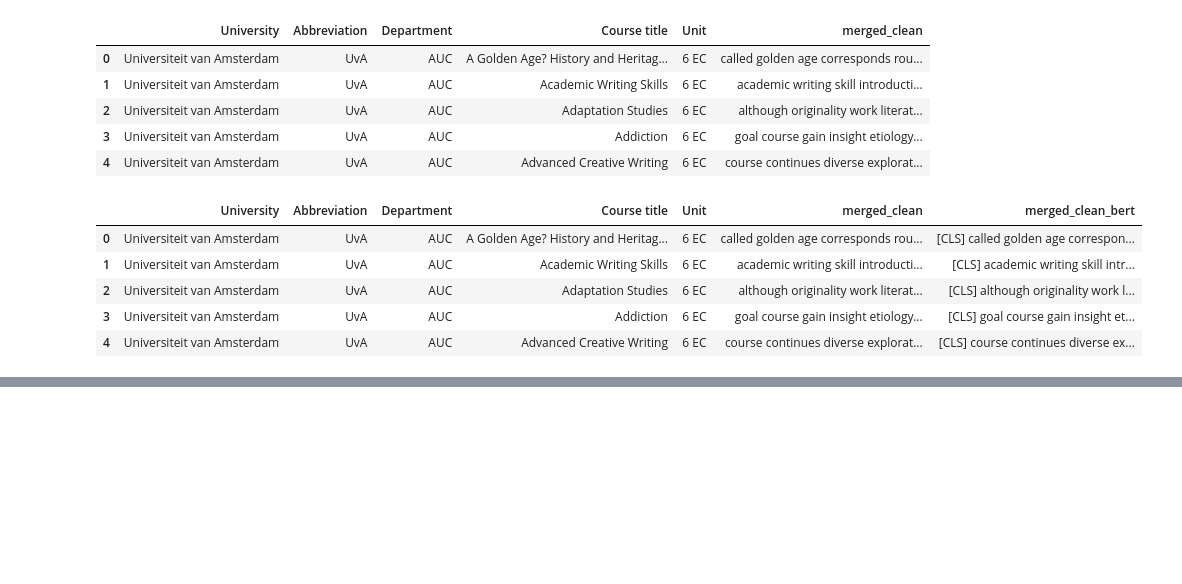
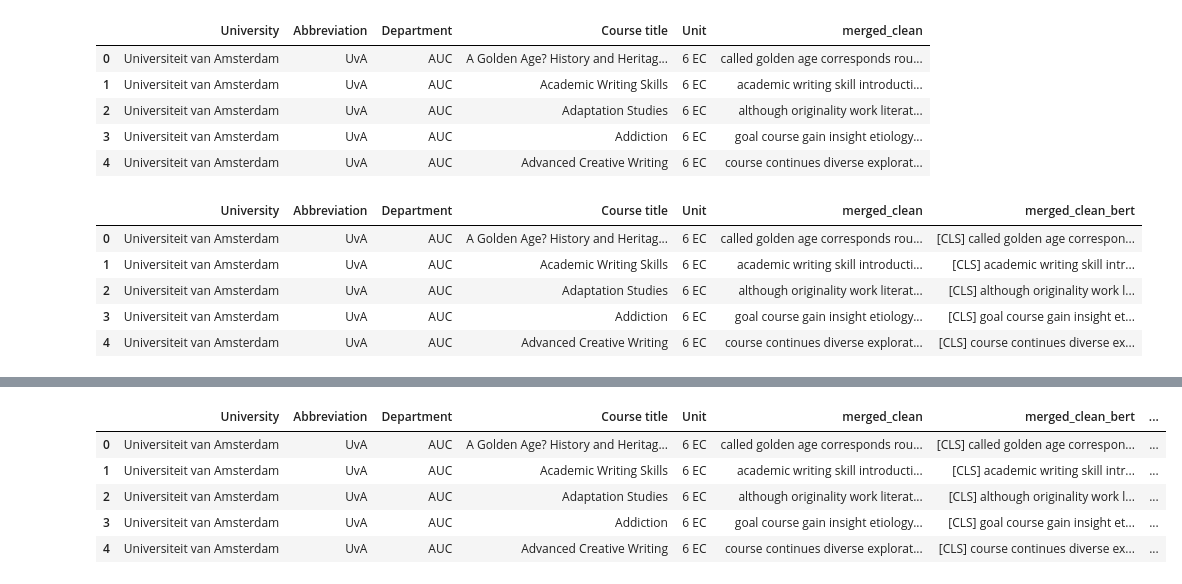
Before and after one commit to Af4rinz/dm-uva-courses, a Jupyter notebook: phase2.ipynb, the cells around one changed output, grey strips where cells are left out. Saved outputs shown, nothing was run; the diff lists cells and outputs as text; code cells hidden in the pictures; blank space fills up the shorter version.

Commit message:
tokenizing each entry and calculating token id and segment id

```diff
--- a/phase2.ipynb
+++ b/phase2.ipynb
@@ -92,3 +92,7 @@ uva.head()
 # %%
 #save uva to a csv file for convinent loading
 uva.to_csv("data/uva_bert_tokens_added.csv", index=False)
+
+#load uva from csv file
+uva = pd.read_csv("data/uva_bert_tokens_added.csv")
+uva.head()
@@ -94,0 +106,22 @@ uva.to_csv("data/uva_bert_tokens_added.csv", index=False)
+# %%
+def tokenize_and_add_segment_and_token_ID(bert_text):
+    """
+    Tokenize the text and add segment ID
+    """
+    global tokenizer
+    tokenized_text = tokenizer.tokenize(bert_text)
+    tokenized_text_with_id = tokenizer.convert_tokens_to_ids(tokenized_text)
+    segment_ids = [1] * len(tokenized_text)
+    return tokenized_text, tokenized_text_with_id, segment_ids
+# %%
+#add tokenized text and tokenized text with ID and segment ID to uva
+uva['tokenized_text'], uva['tokenized_text_with_id'], uva['segment_ids'] = zip(*uva['merged_clean_bert'].apply(lambda x: tokenize_and_add_segment_and_token_ID(x)))
+
+uva.head()
+# %% [output]
+|  | University | Abbreviation | Department | Course title | Unit | merged_clean | merged_clean_bert | ... |
+| 0 | Universiteit van Amsterdam | UvA | AUC | A Golden Age? History and Heritag... | 6 EC | called golden age corresponds rou... | [CLS] called golden age correspon... | ... |
+| 1 | Universiteit van Amsterdam | UvA | AUC | Academic Writing Skills | 6 EC | academic writing skill introducti... | [CLS] academic writing skill intr... | ... |
+| 2 | Universiteit van Amsterdam | UvA | AUC | Adaptation Studies | 6 EC | although originality work literat... | [CLS] although originality work l... | ... |
+| 3 | Universiteit van Amsterdam | UvA | AUC | Addiction | 6 EC | goal course gain insight etiology... | [CLS] goal course gain insight et... | ... |
+| 4 | Universiteit van Amsterdam | UvA | AUC | Advanced Creative Writing | 6 EC | course continues diverse explorat... | [CLS] course continues diverse ex... | ... |
```
Also changed, not shown: parts of 1 cell of this notebook.
